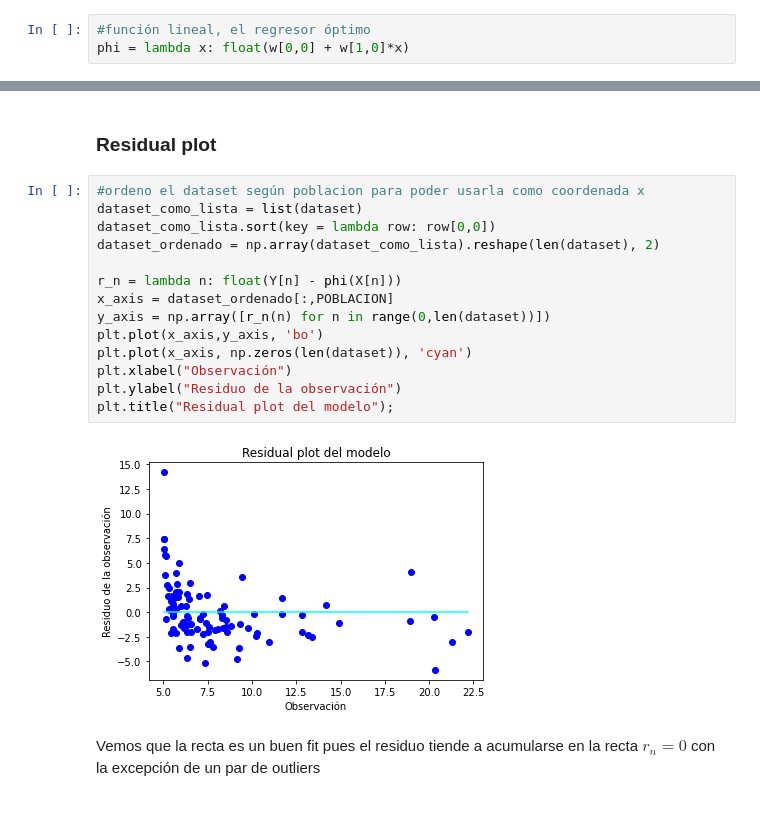
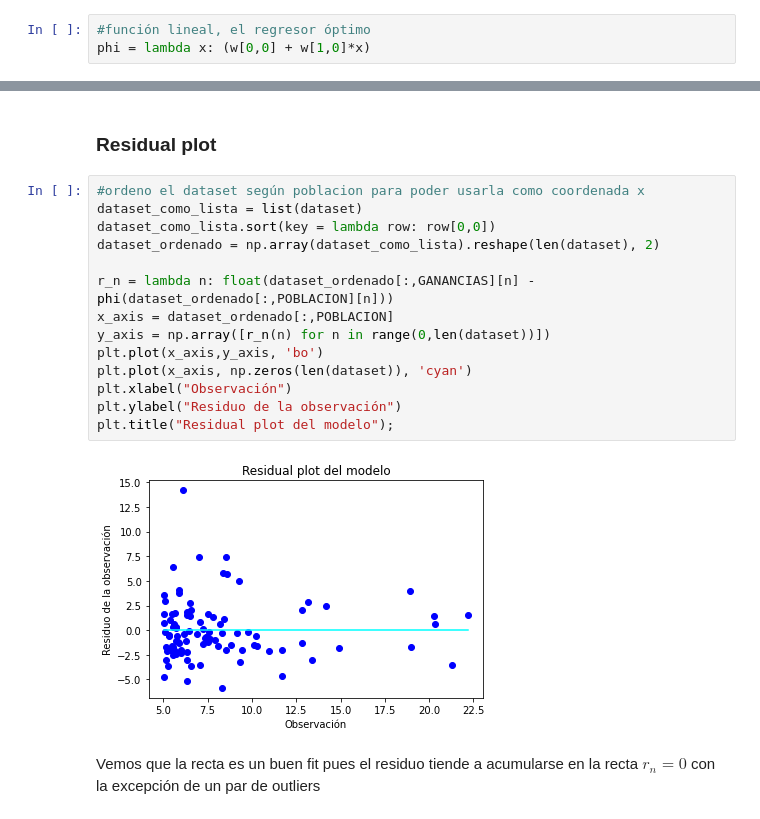
Before and after one commit to Nacho2904/pasantiacsc, a Jupyter notebook: regresion_lineal.ipynb, the cells around one changed output, grey strips where cells are left out. Drawn from its saved outputs; the diff is of its cells as text.

```diff
--- a/regresion_lineal.ipynb
+++ b/regresion_lineal.ipynb
@@ -63,7 +63,7 @@ matrix([[-3.89578088],
         [ 1.19303364]])
 # %%
 #función lineal, el regresor óptimo
-phi = lambda x: float(w[0,0] + w[1,0]*x)
+phi = lambda x: (w[0,0] + w[1,0]*x)
 # %%
 xaxis = np.arange(0, 25, 0.01)
 yaxis = np.array([phi(x) for x in xaxis])
@@ -86,19 +86,19 @@ ecm
 # %%
 #ordeno el dataset según poblacion para poder usarla como coordenada x
 dataset_como_lista = list(dataset)
 dataset_como_lista.sort(key = lambda row: row[0,0])
 dataset_ordenado = np.array(dataset_como_lista).reshape(len(dataset), 2)
 
-r_n = lambda n: float(Y[n] - phi(X[n]))
+r_n = lambda n: float(dataset_ordenado[:,GANANCIAS][n] - phi(dataset_ordenado[:,POBLACION][n]))
 x_axis = dataset_ordenado[:,POBLACION]
 y_axis = np.array([r_n(n) for n in range(0,len(dataset))])
 plt.plot(x_axis,y_axis, 'bo')
 plt.plot(x_axis, np.zeros(len(dataset)), 'cyan')
 plt.xlabel("Observación")
 plt.ylabel("Residuo de la observación")
 plt.title("Residual plot del modelo");
 # %% [output]
-[figure, old version]
+[figure, new version]
 # %% [markdown]
 Vemos que la recta es un buen fit pues el residuo tiende a acumularse en la recta $r_n = 0$ con la excepción de un par de outliers
 # %% [markdown]
```
Also changed, not shown: parts of 34 cells of this notebook.
